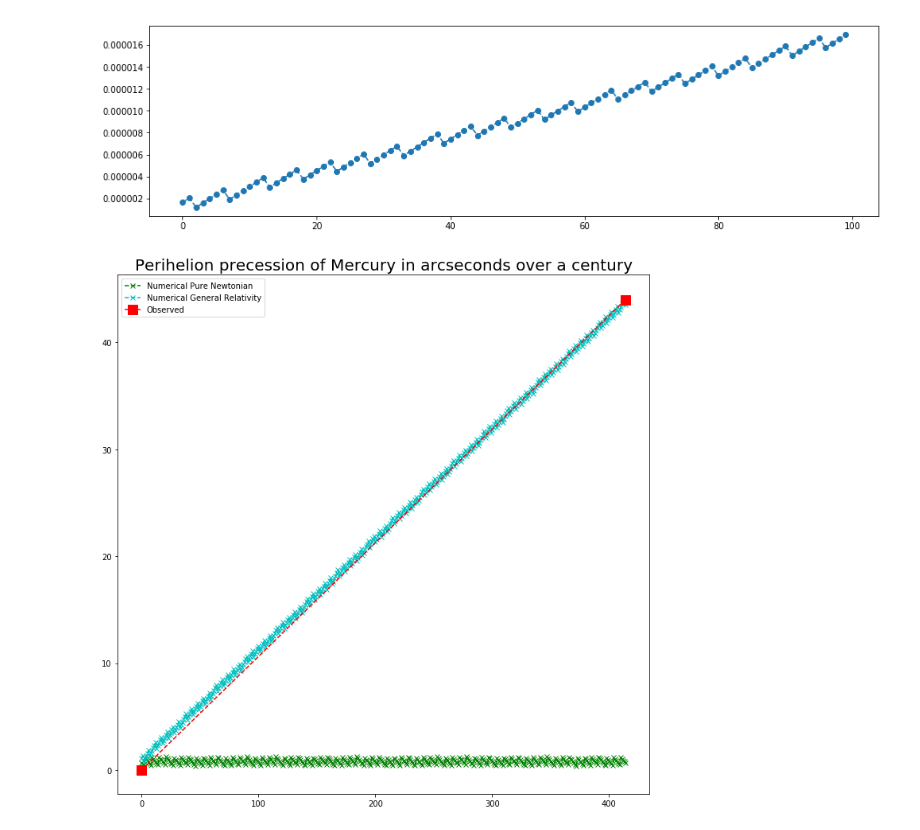
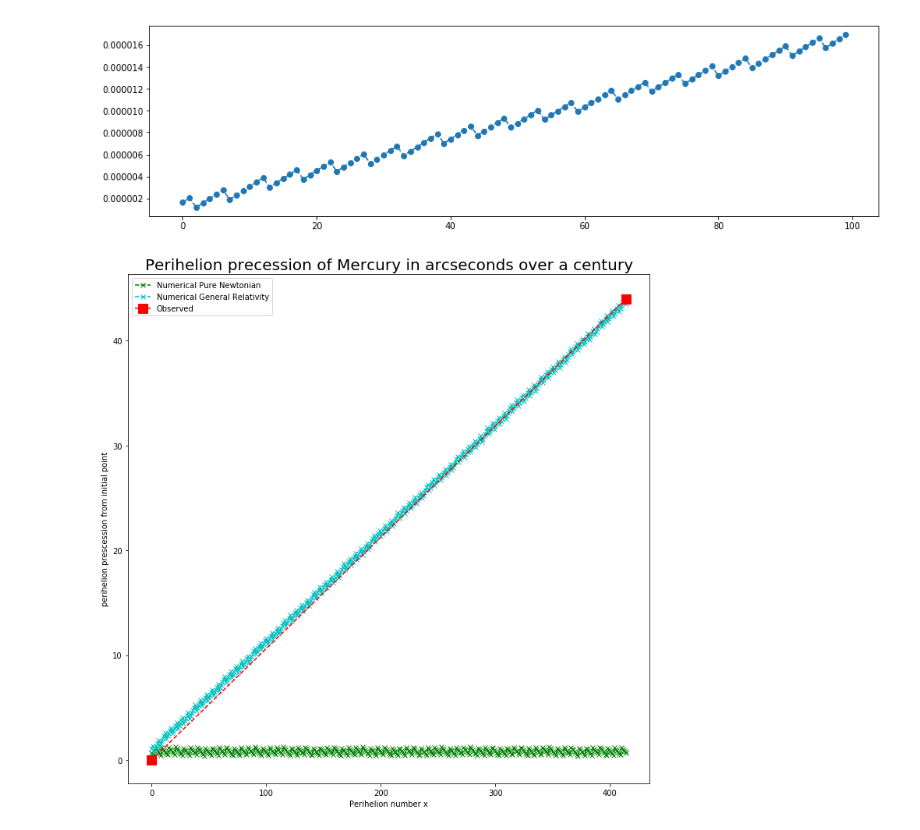
Before and after one commit to auduntre/FYS4150, a Jupyter notebook: Project 3/notebook/Mercury classical.ipynb, the cells around one changed output. Drawn from its saved outputs; the diff is of its cells as text; code cells hidden in the pictures.

```diff
--- a/Project 3/notebook/Mercury classical.ipynb
+++ b/Project 3/notebook/Mercury classical.ipynb
@@ -91,18 +94,20 @@ plt.plot(peri_poss[1, :100], "--o")
 # %%
 newton_peri = np.loadtxt("../positions/newton_arcseconds_mercury.txt")
 general_peri = (peri[:] - peri0) / arcsecond
 
 plt.figure(figsize=(12,12))
 plt.title(r"Perihelion precession of Mercury in arcseconds over a century", fontsize=20)
 
 plt.plot(newton_peri, "g--x", label='Numerical Pure Newtonian')
 plt.plot(general_peri, "c--x", label='Numerical General Relativity')
 plt.plot([0, len(newton_peri) - 1],[0, 44], "r--s", label="Observed", markersize=12)
 
 
+plt.xlabel("Perihelion number x")
+plt.ylabel("perihelion prescession from initial point")
 
 plt.legend()
 
 plt.show()
 # %% [output]
-[figure, old version]
+[figure, new version]
```
Also changed, not shown: parts of 1 cell of this notebook, 3 other files.
